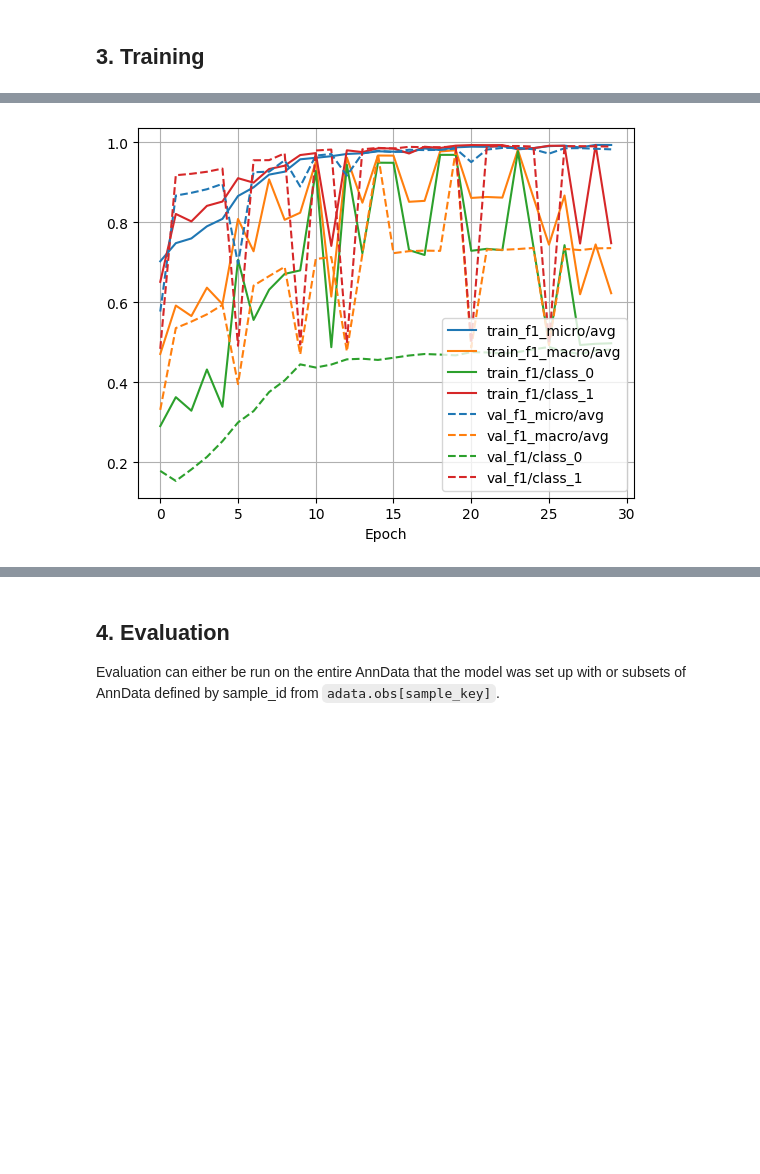
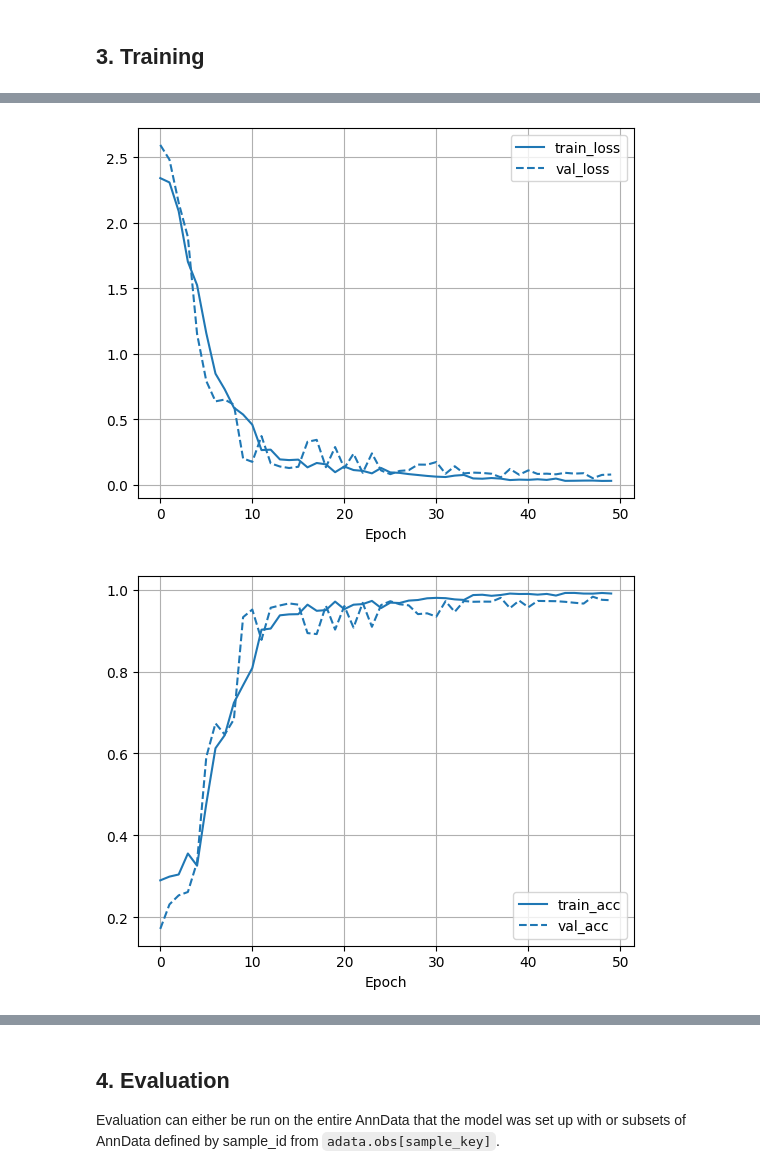
Before and after one commit to theislab/interscale, a Jupyter notebook: docs/notebooks/InterScale_pipeline.ipynb, the cells around one changed output, grey strips where cells are left out. Saved outputs shown, nothing was run; the diff lists cells and outputs as text; code cells hidden in the pictures; blank space fills up the shorter version.

```diff
--- a/docs/notebooks/InterScale_pipeline.ipynb
+++ b/docs/notebooks/InterScale_pipeline.ipynb
@@ -182,6 +188,6 @@ Masked dataloader
 # %%
 # for now training only works with datamodule. TODO: Add DataSplitter for datamodule independent training.
-model.train(max_epochs = 30,
+model.train(max_epochs = 50,
            datamodule = dm,
            early_stopping = True)
 # %% [output]
@@ -227,4 +213,7 @@ HPU available: False, using: 0 HPUs
 # %%
+model.history_.plot_history(subset_term = 'loss')
+model.history_.plot_history(subset_term = 'acc')
 model.history_.plot_history(subset_term = 'f1')
 # %% [output]
-[figure, old version]
+[figure, new version]
+[figure, added]
```
Also changed, not shown: parts of 11 cells of this notebook, 15 other files.
